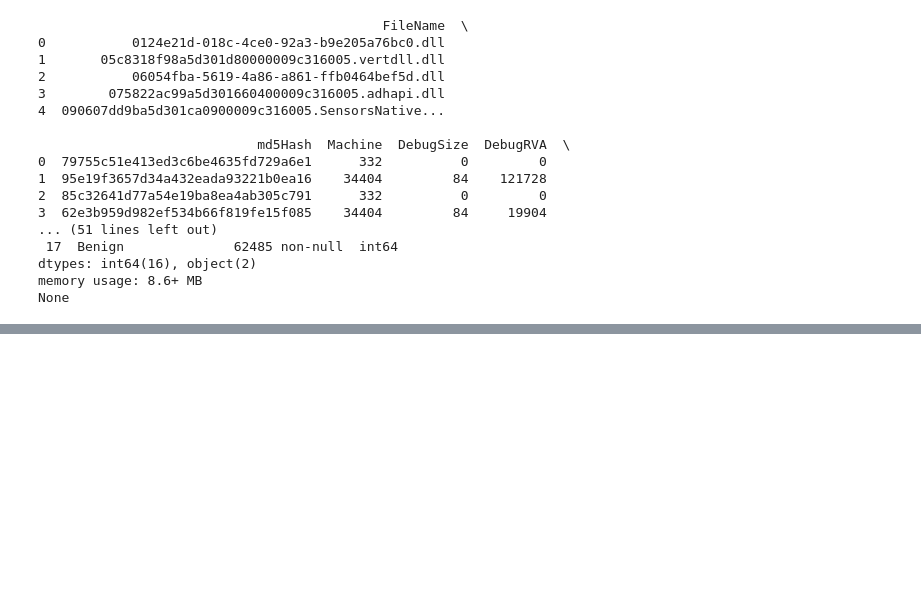
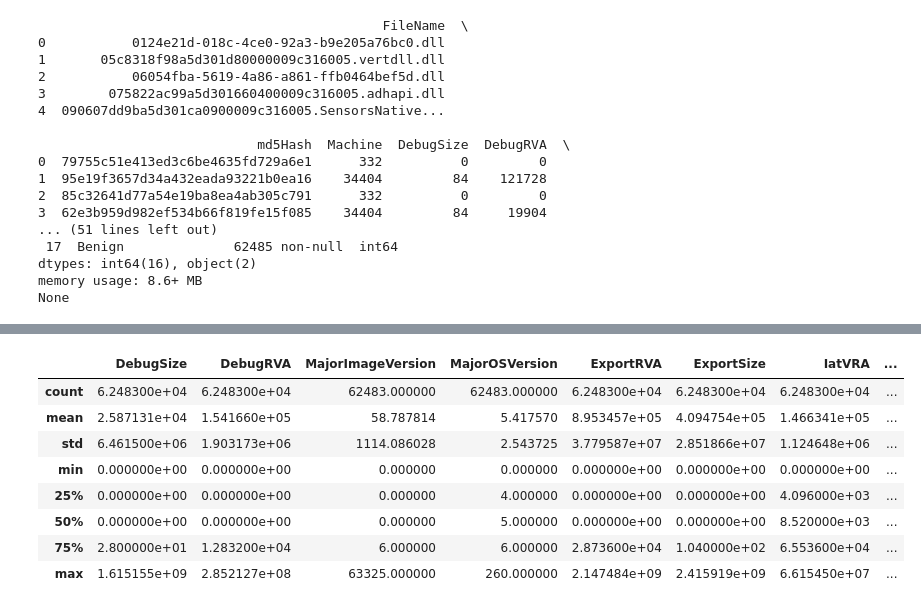
Before and after one commit to gaby-byb/ransomware-detection-ml, a Jupyter notebook: load_clean.ipynb, the cells around one changed output, grey strips where cells are left out. Saved outputs shown, nothing was run; the diff lists cells and outputs as text; code cells hidden in the pictures; blank space fills up the shorter version.

```diff
--- a/load_clean.ipynb
+++ b/load_clean.ipynb
@@ -78,0 +160,18 @@ df.describe()
+# %%
+from preprocessing import preprocess
+
+df_raw = pd.read_csv("ransomware.csv")
+
+df_clean, meta = preprocess(df_raw)
+
+df_clean.describe()
+# %% [output]
+|  | DebugSize | DebugRVA | MajorImageVersion | MajorOSVersion | ExportRVA | ExportSize | IatVRA | ... |
+| count | 6.248300e+04 | 6.248300e+04 | 62483.000000 | 62483.000000 | 6.248300e+04 | 6.248300e+04 | 6.248300e+04 | ... |
+| mean | 2.587131e+04 | 1.541660e+05 | 58.787814 | 5.417570 | 8.953457e+05 | 4.094754e+05 | 1.466341e+05 | ... |
+| std | 6.461500e+06 | 1.903173e+06 | 1114.086028 | 2.543725 | 3.779587e+07 | 2.851866e+07 | 1.124648e+06 | ... |
+| min | 0.000000e+00 | 0.000000e+00 | 0.000000 | 0.000000 | 0.000000e+00 | 0.000000e+00 | 0.000000e+00 | ... |
+| 25% | 0.000000e+00 | 0.000000e+00 | 0.000000 | 4.000000 | 0.000000e+00 | 0.000000e+00 | 4.096000e+03 | ... |
+| 50% | 0.000000e+00 | 0.000000e+00 | 0.000000 | 5.000000 | 0.000000e+00 | 0.000000e+00 | 8.520000e+03 | ... |
+| 75% | 2.800000e+01 | 1.283200e+04 | 6.000000 | 6.000000 | 2.873600e+04 | 1.040000e+02 | 6.553600e+04 | ... |
+| max | 1.615155e+09 | 2.852127e+08 | 63325.000000 | 260.000000 | 2.147484e+09 | 2.415919e+09 | 6.615450e+07 | ... |
```
Also changed, not shown: parts of 12 cells of this notebook, 2 other files.
